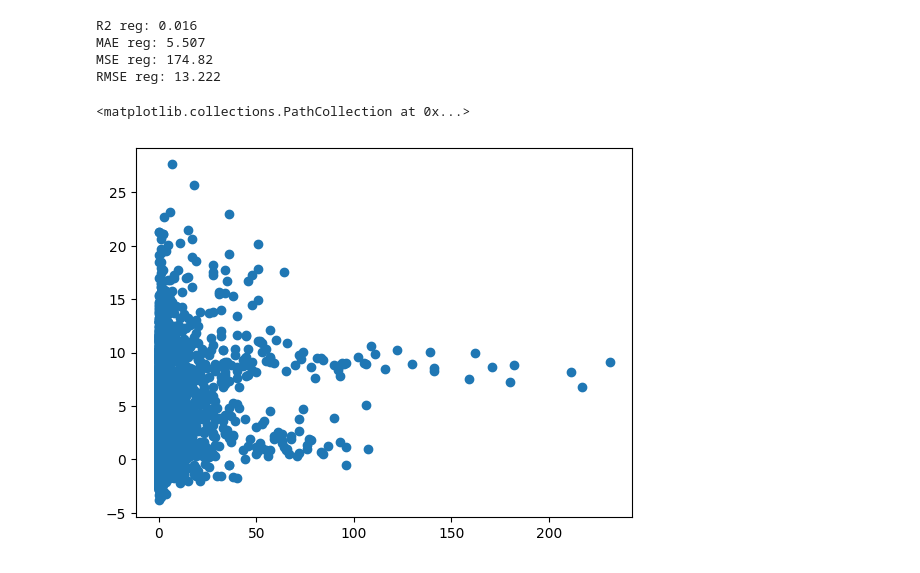
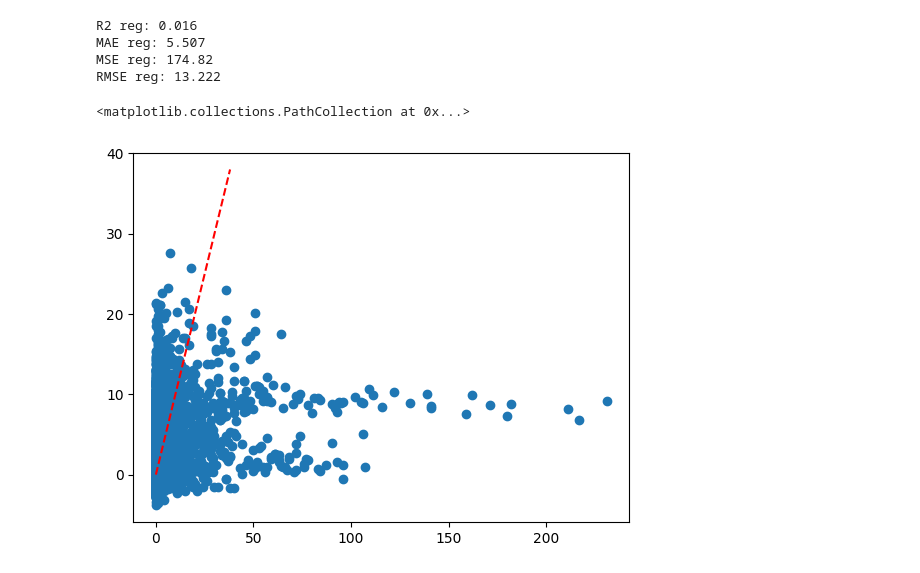
Before and after one commit to artisticlimon/dengue-model, a Jupyter notebook: models/baseline.ipynb, the cells around one changed output. Drawn from its saved outputs; the diff is of its cells as text; code cells hidden in the pictures.

Commit message:
add linear regression and rf

```diff
--- a/models/baseline.ipynb
+++ b/models/baseline.ipynb
@@ -48,6 +50,17 @@ y_val= val['casos']
 
 X_test= test.drop(columns = ["casos", "week-canton"])
 y_test = test['casos']
+# %%
+scaler = StandardScaler()
+
+X_train_scaled = pd.DataFrame(scaler.fit_transform(X_train), columns=X_train.columns)
+X_val_scaled = pd.DataFrame(scaler.transform(X_val), columns=X_val.columns)
+X_test_scaled = pd.DataFrame(scaler.transform(X_test), columns=X_test.columns)
+# %%
+X_test_for_reg = pd.concat([X_val, X_test], axis=0)
+y_test_for_reg = pd.concat([y_val, y_test], axis=0)
+
+X_test_for_reg_scaled = pd.DataFrame(scaler.transform(X_test_for_reg), columns=X_test_for_reg.columns)
 # %%
 train.shape, val.shape, test.shape
 # %% [output]
@@ -55,12 +68,9 @@ train.shape, val.shape, test.shape
 # %% [markdown]
 ## Linear regression
 # %%
-reg = LinearRegression().fit(X_train, y_train)
+reg = LinearRegression().fit(X_train_scaled, y_train)
 
-X_test_for_reg = pd.concat([X_val, X_test], axis = 0)
-y_test_for_reg = pd.concat([y_val, y_test], axis = 0)
-
-y_pred_reg = reg.predict(X_test_for_reg)
+y_pred_reg = reg.predict(X_test_for_reg_scaled)
 # %%
 r2_reg = r2_score(y_test_for_reg, y_pred_reg)
 mae_reg = mean_absolute_error(y_test_for_reg, y_pred_reg)
@@ -79,7 +89,8 @@ MSE reg: 174.82
 RMSE reg: 13.222
 # %%
 fig, ax = plt.subplots()
+ax.plot([min(y_test), max(y_test)], [min(y_test), max(y_test)], color='red', linestyle='--')
 ax.scatter(y_test_for_reg, y_pred_reg)
 # %% [output]
 <matplotlib.collections.PathCollection at 0x...>
-[figure, old version]
+[figure, new version]
```
Also changed, not shown: parts of 10 cells of this notebook.
